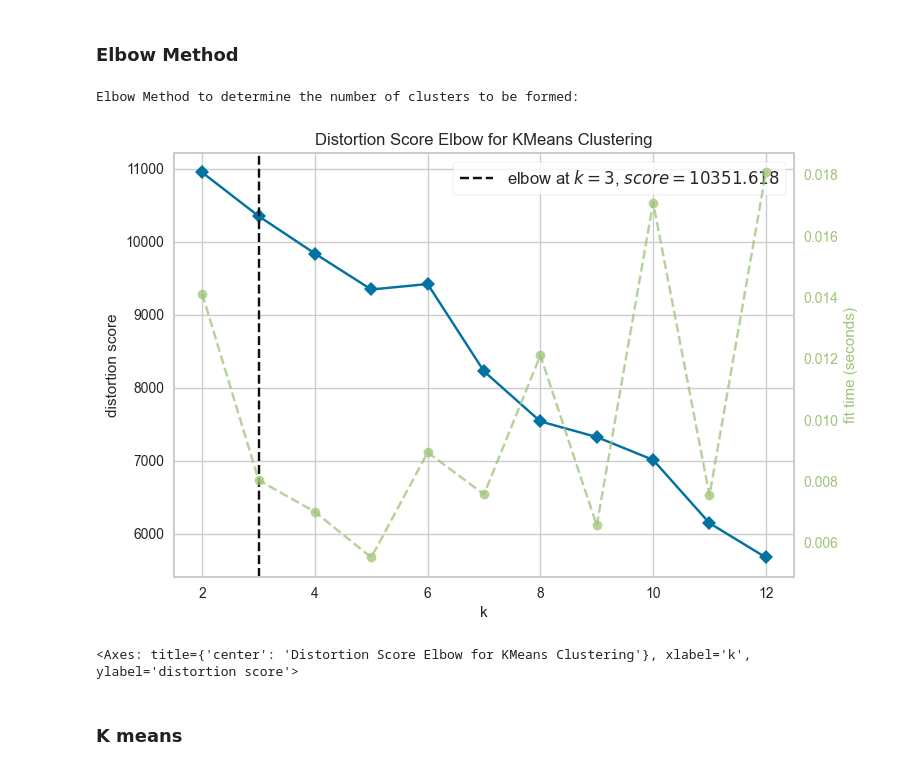
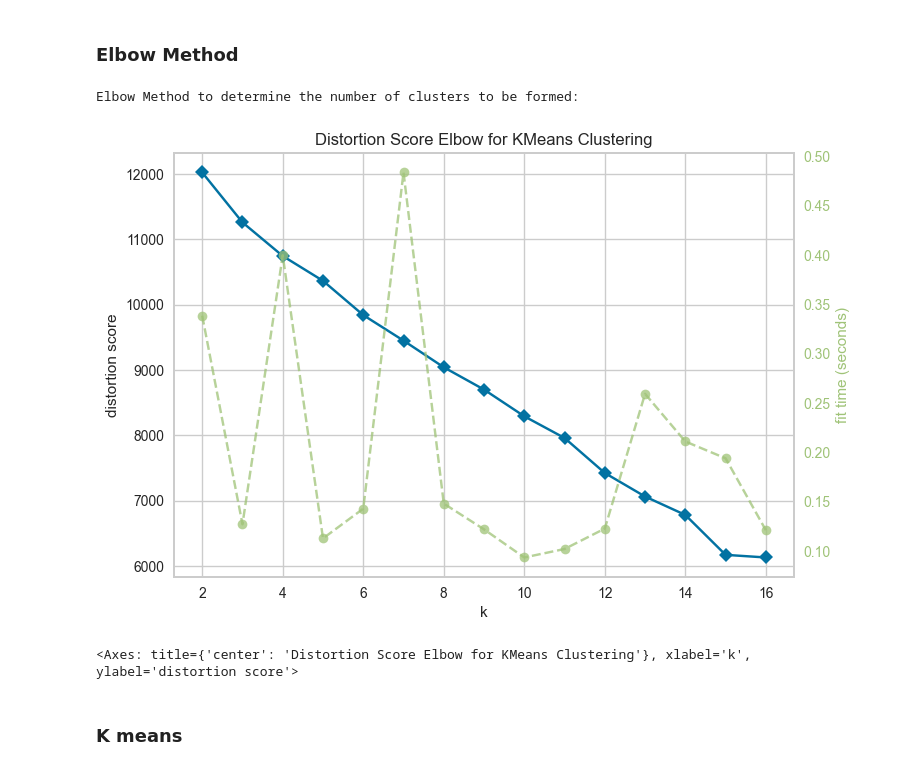
Before and after one commit to milicaj00/ML-P1-Classification, a Jupyter notebook: Projekat 2/main.ipynb, the cells around one changed output. Cells and saved outputs as stored; diff of their text form; code cells hidden in the pictures.

```diff
--- a/Projekat 2/main.ipynb
+++ b/Projekat 2/main.ipynb
@@ -421,0 +440,23 @@ data1
+# %%
+print(data["Strap Material"].value_counts())
+
+scale_mapper = {
+    'Silicon': 'Silicon',
+    'Other': 'Other',
+    'Rubber': 'Rubber',
+    'Fluoroelastomer': 'Rubber',
+    'Leather': 'Leather',
+    'Metal': 'Metal',
+    'Stainless Steel': 'Metal',
+    'Aluminium': 'Metal',
+    'Polycarbonate': 'Other',
+    'Carbon-Fiber;': 'Other',
+    'Plastic': 'Other',
+    'Fabric': 'Other',
+    'Thermo Plastic Polyurethene': 'Other',
+    'Synthetic': 'Other',
+    'Nylon': 'Other'
+    }
+data1["Strap Material"] = data["Strap Material"].replace(scale_mapper)
+print("-----------------")
+print(data1["Strap Material"].value_counts())
@@ -421,0 +481,11 @@ data1
+# %%
+scale_mapper = {
+    'Circle': 'Circle',
+    'Square': 'Rectangle',
+    'Rectangle': 'Rectangle',
+    'Curved': 'Circle',
+    'Contemporary': 'Circle',
+    'Oval': 'Circle',
+    }
+data1["Dial Shape"] = data["Dial Shape"].replace(scale_mapper)
+print(data1["Dial Shape"].value_counts())
@@ -421,0 +565,4 @@ data1
+# %%
+#data1 = pd.get_dummies(data=data1, columns=["Strap Color", "Strap Material"])
+data1 = pd.get_dummies(data=data1, columns=['Dial Shape'],drop_first=True )
+data1
@@ -422,5 +583,7 @@ data1
 # %%
-data1 = data1.drop(columns=['Weight', "Strap Color", "Dial Shape", "Model Name", "Strap Material" ])
+#data1 = data1.drop(columns=['Weight', "Strap Color", "Dial Shape", "Model Name", "Strap Material" ])
+data1 = data1.drop(columns=['Weight',  "Model Name" ])
+
 data1
 # %% [output]
 |  | Current Price | Original Price | Discount Percentage | Rating | Number OF Ratings | Touchscreen | ... |
@@ -552,12 +715,12 @@ def printCenters(claster_center):
 ### Elbow Method
 # %%
 print('Elbow Method to determine the number of clusters to be formed:')
-Elbow_M = KElbowVisualizer(KMeans(), k=12)
+Elbow_M = KElbowVisualizer(KMeans(), k=16)
 Elbow_M.fit(features_std)
 Elbow_M.show()
 # %% [output]
 Elbow Method to determine the number of clusters to be formed:
-[figure, old version]
+[figure, new version]
 <Axes: title={'center': 'Distortion Score Elbow for KMeans Clustering'}, xlabel='k', ylabel='distortion score'>
 # %% [markdown]
 ### K means
```
Also changed, not shown: parts of 31 cells of this notebook.
